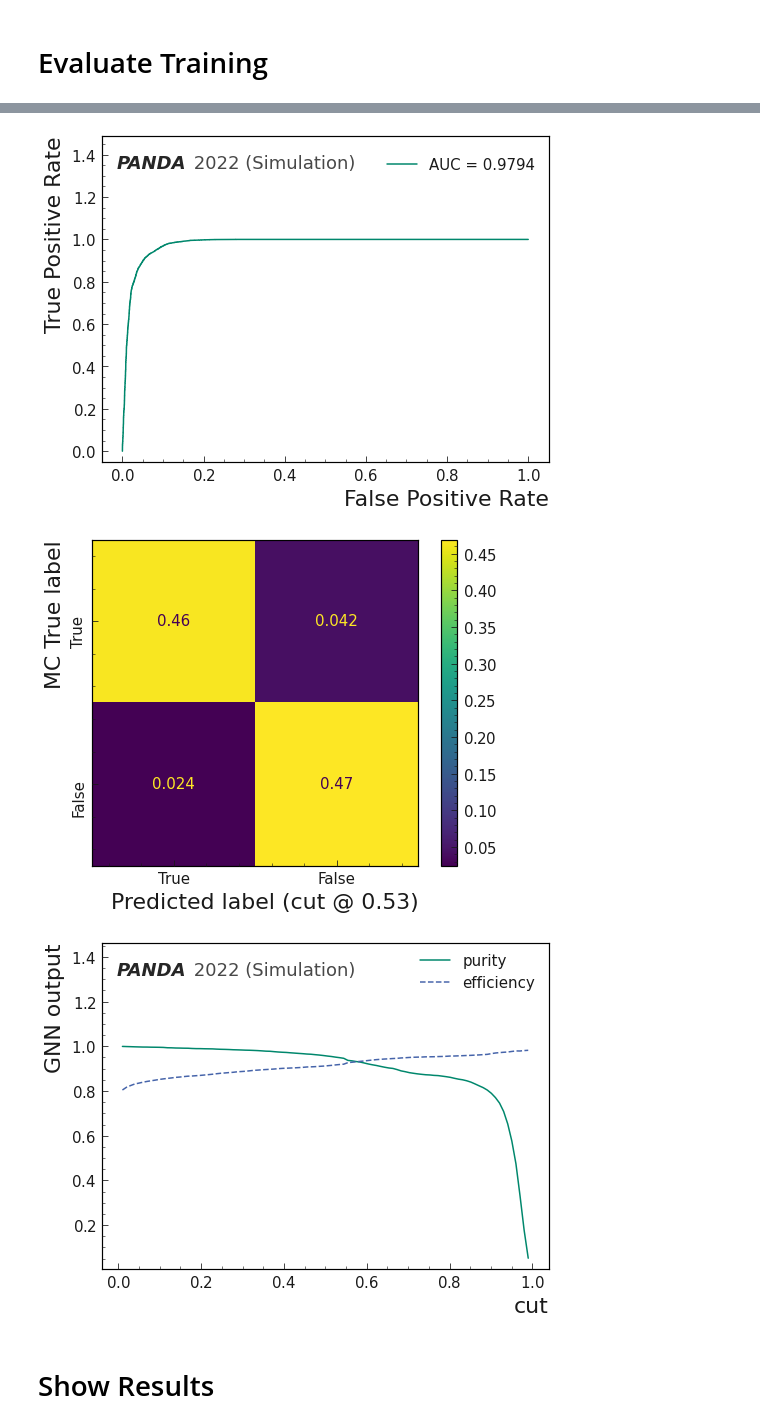
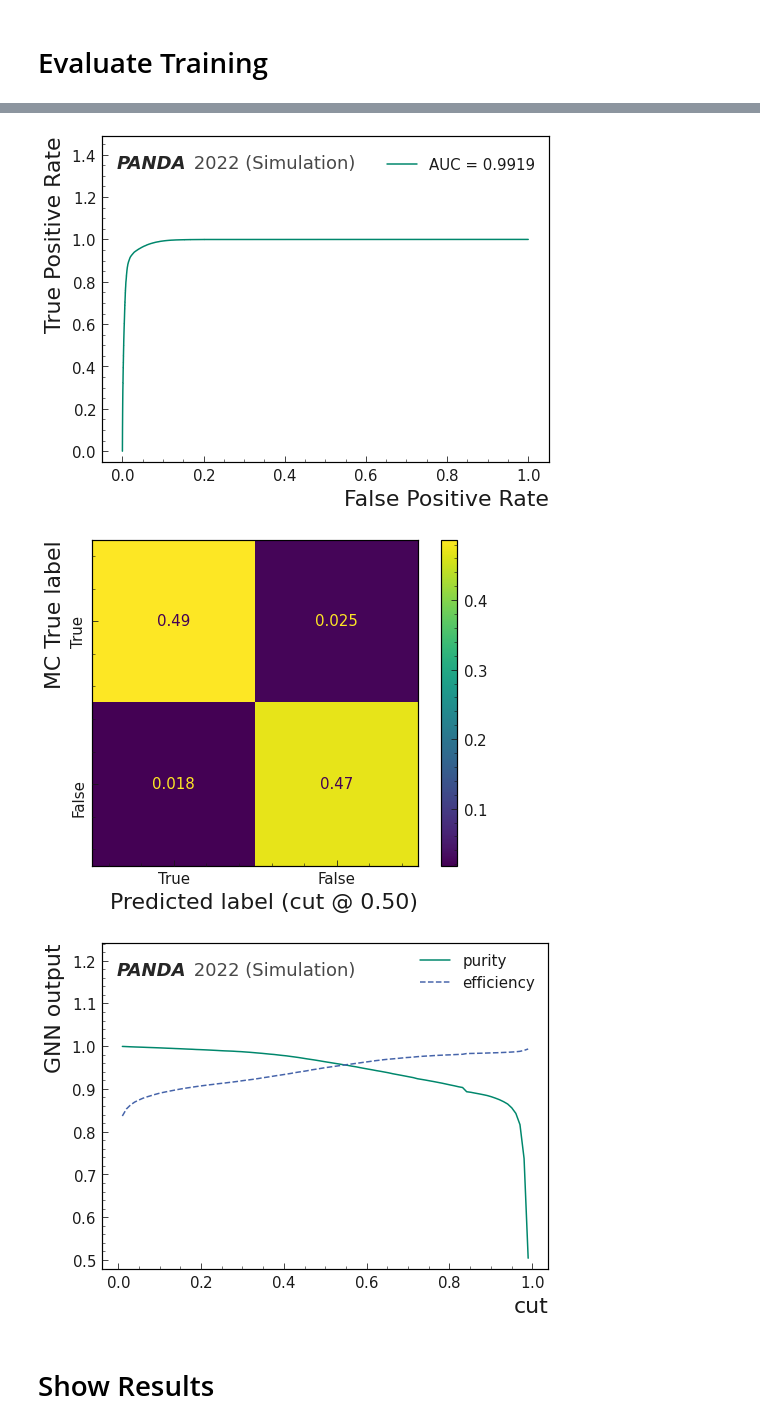
Before and after one commit to grheine/IN_hls4ml, a Jupyter notebook: IN_pipeline.ipynb, the cells around one changed output, grey strips where cells are left out. Saved outputs shown, nothing was run; the diff lists cells and outputs as text; code cells hidden in the pictures.

```diff
--- a/IN_pipeline.ipynb
+++ b/IN_pipeline.ipynb
@@ -161,13 +160,16 @@ Wall time: 1.38 s
 # %%
 torch.manual_seed(42)
 device = torch.device('cpu')
+name = 'test'
 hidden_size = 30
 lr = 0.01
 gamma = 0.7
-epochs = 2
+epochs = 20
 patience = 4
+step_size = 5
+batch_size = 1
 parts = [0.8, 0.1, 0.1] #sizes of training, validation and testing samples
-load_params = {'batch_size': 1, 'shuffle': True, 'num_workers': 6}
+load_params = {'batch_size': batch_size, 'shuffle': True, 'num_workers': 6}
 # %%
 parts = np.cumsum((nevents*np.array(parts)).astype(int))
 partition = {'train': graphs[:parts[0]],
@@ -184,9 +186,7 @@ val_loader = DataLoader(val_set, **load_params)
 # %%
 model = InteractionNetwork(hidden_size=hidden_size).to(device)
 optimizer = optim.Adam(model.parameters(), lr=lr)
-scheduler = StepLR(optimizer, step_size=5, gamma=gamma)
-patience = 5
-name = 'IN_trained_10Kevents_30neurons'
+scheduler = StepLR(optimizer, step_size=step_size, gamma=gamma)
 
 model.count_parameters()
 # %% [output]
@@ -210,5 +210,5 @@ Total Trainable Params: 3938
 # %% [markdown]
 # Training
 # %%
-results = train_model(train_loader, val_loader, test_loader, model, optimizer, scheduler, epochs=epochs, patience=patience, name=name)
+results = train_model(train_loader, val_loader, model, optimizer, scheduler, epochs=epochs, patience=patience, name=name)
 # %% [output]
@@ -260,9 +284,10 @@ EarlyStopping counter: 1 out of 5
 # %%
-model, losses, accs, disc, test_losses, test_accs = results.trained
+model, losses, accs, test_losses, test_accs = results.trained
 # %% [markdown]
 # Evaluate Training
 # %%
-evaluation = evaluate_model('cpu', model, test_loader, losses, test_losses, accs, test_accs, disc, ncuts=100)
+threshold = 0.6
+evaluation = evaluate_model('cpu', model, test_loader, losses, test_losses, accs, test_accs, threshold, ncuts=100)
 evaluation.plot_loss()
 evaluation.plot_acc()
 evaluation.plot_metrics()
@@ -273,6 +298,6 @@ evaluation.plot_metrics()
-[figure, old version]
+[figure, new version]
-[figure, old version]
+[figure, new version]
-[figure, old version]
+[figure, new version]
 # %% [markdown]
 # Show Results
 # %%
```
Also changed, not shown: parts of 11 cells of this notebook, 1 other file.
